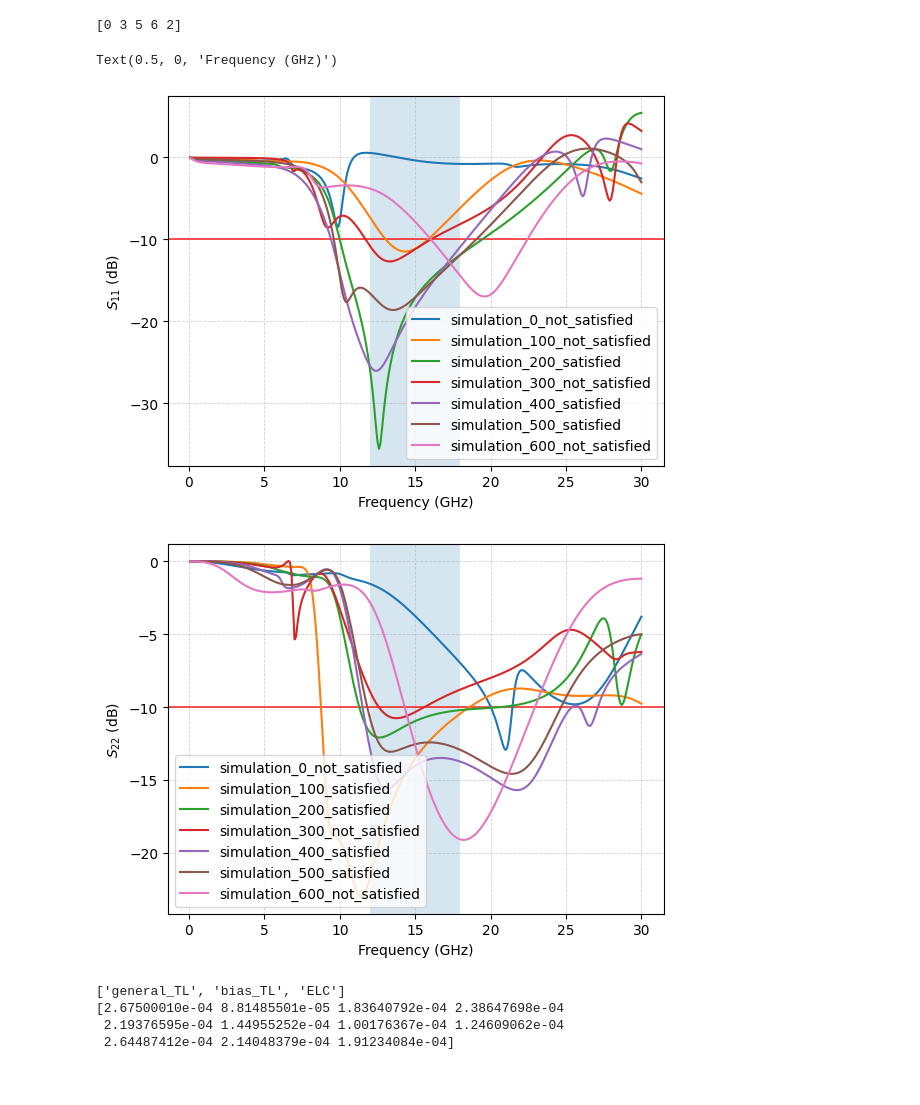
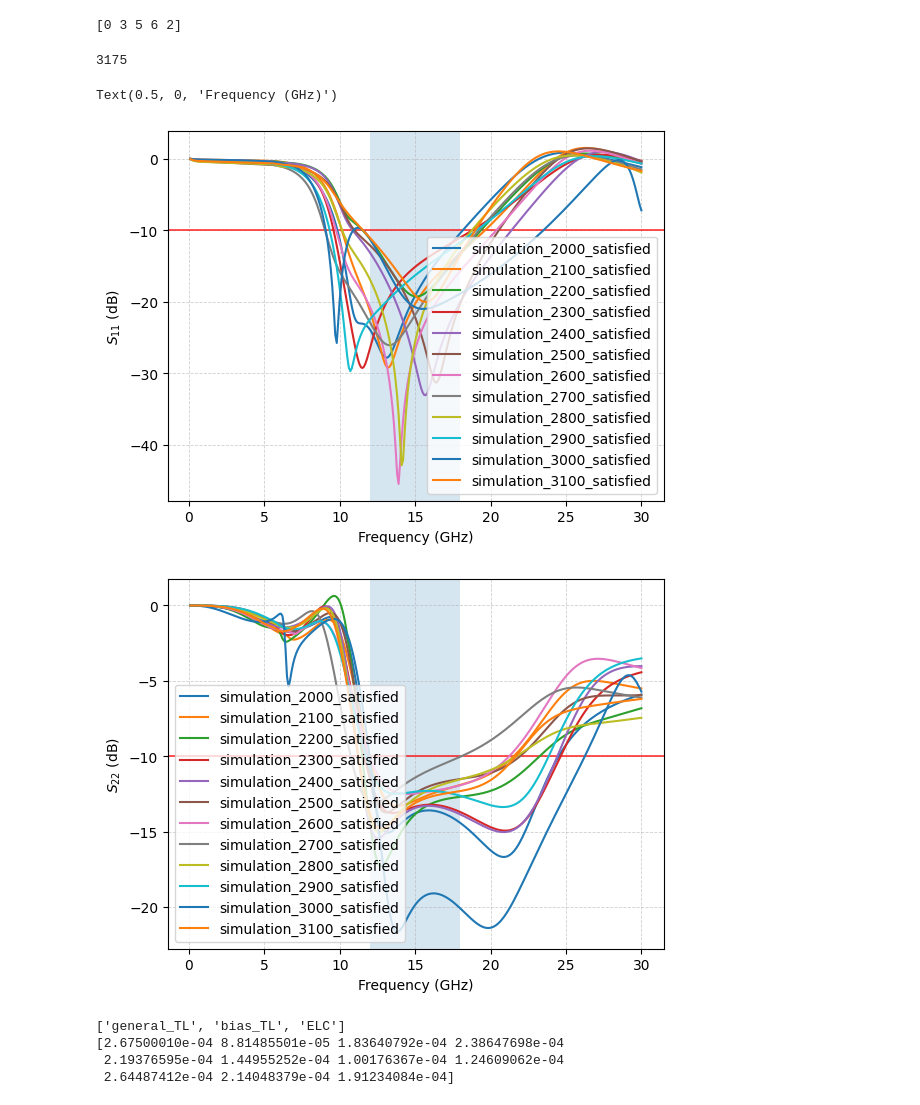
Before and after one commit to Jiyong254/PPO_Gan_HEMT_Twostage_LNA, a Jupyter notebook: target_spec/numpy_test.ipynb, the cells around one changed output. Saved outputs shown, nothing was run; the diff lists cells and outputs as text; code cells hidden in the pictures.

```diff
--- a/target_spec/numpy_test.ipynb
+++ b/target_spec/numpy_test.ipynb
@@ -10,8 +10,10 @@ print(np.maximum(a, 0))
 # %%
 import pandas as pd
 
-df = pd.read_csv("/home/jychung/python/target_spec/S11.csv")
-s22 = pd.read_csv("/home/jychung/python/target_spec/S22.csv")
+df = pd.read_csv("/home/jychung/python/target_spec/reward_mean_calc2/S11.csv")
+s22 = pd.read_csv("/home/jychung/python/target_spec/reward_mean_calc2/S22.csv")
+
+print(s22.shape[1])
 
 #s11
 plt.figure()
@@ -22,43 +24,44 @@ plt.grid(True, which="both", linestyle='--', linewidth=0.6, alpha=0.6)
 
 idx_target_freq = np.where((df["freq"] >= 12e9) & (df["freq"] <= 18e9))[0]
 
-for i in range(659):
+for i in range(2000, df.shape[1]):
     if(i%100 == 0):
         if (np.maximum(np.max(df[f"{i}"][idx_target_freq]), -10) <= -10):
             plt.plot(df["freq"]/(1e9), df[f"{i}"], label=f'simulation_{i}_satisfied')
         else:
             plt.plot(df["freq"]/(1e9), df[f"{i}"], label=f'simulation_{i}_not_satisfied')
 
 
 # plt.plot(df["freq"], df["10"], label=f'episode_10')
 plt.legend(loc='lower right', fontsize=10)
 plt.ylabel(r'$S_{11}$ (dB)')
 plt.xlabel('Frequency (GHz)')
 
 #s22
 plt.figure()
 
 plt.axvspan(12, 18, alpha=0.18)
 plt.axhline(y=-10, linestyle="-", linewidth=1.2,alpha=0.8, color='red')
 plt.grid(True, which="both", linestyle='--', linewidth=0.6, alpha=0.6)
 
 idx_target_freq = np.where((s22["freq"] >= 12e9) & (s22["freq"] <= 18e9))[0]
 
-for i in range(659):
+for i in range(2000, s22.shape[1]):
     if(i%100 == 0):
         if (np.maximum(np.max(s22[f"{i}"][idx_target_freq]), -10) <= -10):
             plt.plot(s22["freq"]/(1e9), s22[f"{i}"], label=f'simulation_{i}_satisfied')
         else:
             plt.plot(s22["freq"]/(1e9), s22[f"{i}"], label=f'simulation_{i}_not_satisfied')
 
 # plt.plot(df["freq"], df["10"], label=f'episode_10')
 plt.legend(loc='lower left', fontsize=10)
 plt.ylabel(r'$S_{22}$ (dB)')
 plt.xlabel('Frequency (GHz)')
 # %% [output]
-Text(0.5, 0, 'Frequency (GHz)')
+3175
+Text(0.5, 0, 'Frequency (GHz)')
-[figure, old version]
+[figure, new version]
-[figure, old version]
+[figure, new version]
 # %%
 data = np.load("/home/jychung/python/final_params.npz")
 
```
Also changed, not shown: parts of 1 cell of this notebook, 32 other files.
